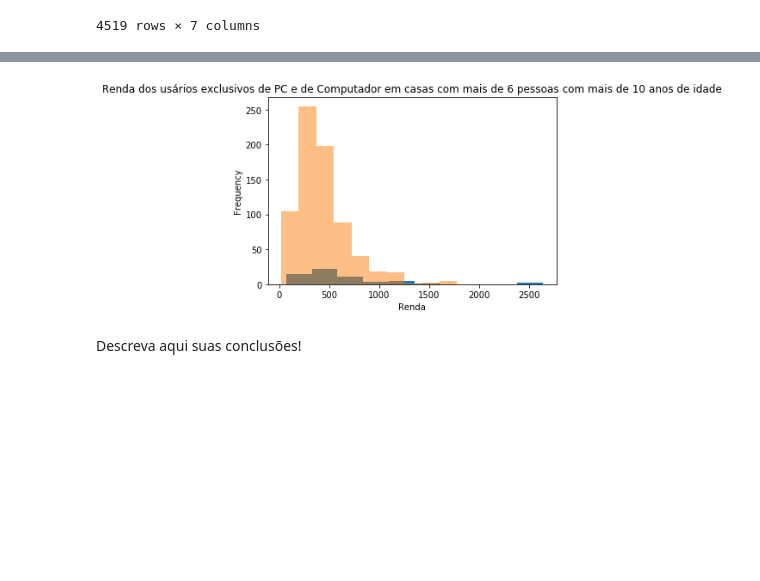
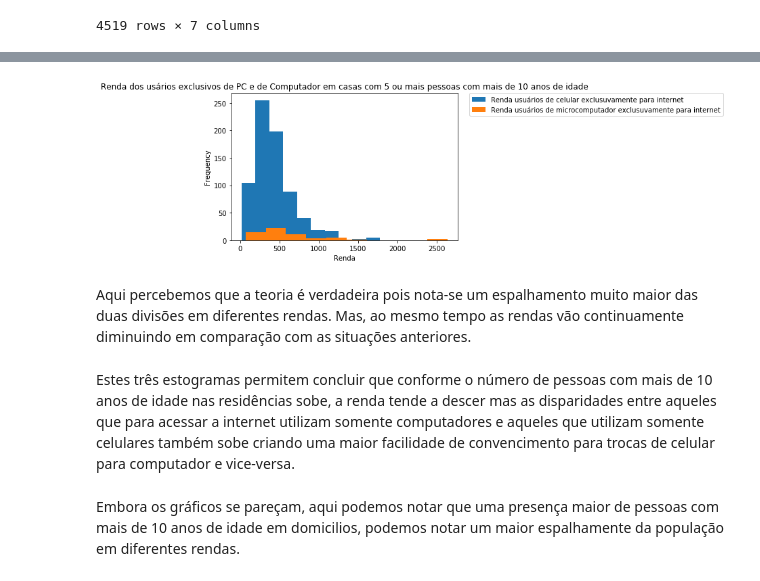
Before and after one commit to Veronur/CienciaDosDadosLuccadc, a Jupyter notebook: CienciaDosDadosLuccadc-master/dados/pj1/Projeto1 Layout.ipynb, the cells around one changed output, grey strips where cells are left out. Drawn from its saved outputs; the diff is of its cells as text; code cells hidden in the pictures; blank space fills up the shorter version.

```diff
--- a/CienciaDosDadosLuccadc-master/dados/pj1/Projeto1 Layout.ipynb
+++ b/CienciaDosDadosLuccadc-master/dados/pj1/Projeto1 Layout.ipynb
@@ -215,26 +209,23 @@ plt.show()
 # %%
-RendSoPc5=SoPc5['Rendimento mensal domiciliar per capita ']
-RendSoPc5.plot.hist()
-RendSoCel5=SoCel5['Rendimento mensal domiciliar per capita ']
-RendSoCel5.plot.hist(Alpha=0.5)
+RendSoCel5=SoCel6['Rendimento mensal domiciliar per capita ']
+RendSoCel5.plot.hist(label='Renda usuários de celular exclusuvamente para internet')
+
+RendSoPc5=SoPc6['Rendimento mensal domiciliar per capita ']
+RendSoPc5.plot.hist(label='Renda usuários de microcomputador exclusuvamente para internet')
+
 plt.xlabel('Renda')
 
-plt.title('Renda dos usários exclusivos de PC e de Computador em casas com mais de 6 pessoas com mais de 10 anos de idade')
+plt.title('Renda dos usários exclusivos de PC e de Computador em casas com 5 ou mais pessoas com mais de 10 anos de idade')
 
+plt.legend(handles=[Azul,Laranja])
+plt.legend(bbox_to_anchor=(1.05, 1), loc=2, borderaxespad=0.)
 
 plt.show()
+# %% [output]
+[figure, added]
-# %%
-RendSoPc6=SoPc6['Rendimento mensal domiciliar per capita ']
-RendSoPc6.plot.hist()
-RendSoCel6=SoCel6['Rendimento mensal domiciliar per capita ']
-RendSoCel6.plot.hist(Alpha=0.5)
-plt.xlabel('Renda')
-
-plt.title('Renda dos usários exclusivos de PC e de Computador em casas com mais de 6 pessoas com mais de 10 anos de idade')
-
-
-plt.show()
-# %% [output]
-[figure, removed]
-# %% [markdown]
-Descreva aqui suas conclusões!
+# %% [markdown]
+Aqui percebemos que a teoria é verdadeira pois nota-se um espalhamento muito maior das duas divisões em diferentes rendas. Mas, ao mesmo tempo as rendas vão continuamente diminuindo em comparação com as situações anteriores.
+# %% [markdown]
+Estes três estogramas permitem concluir que conforme o número de pessoas com mais de 10 anos de idade nas residências sobe, a renda tende a descer mas as disparidades entre aqueles que para acessar a internet utilizam somente computadores e aqueles que utilizam somente celulares também sobe criando uma maior facilidade de convencimento para trocas de celular para computador e vice-versa.
+# %% [markdown]
+Embora os gráficos se pareçam, aqui podemos notar que uma presença maior de pessoas com mais de 10 anos de idade em domicilios, podemos notar um maior espalhamente da população em diferentes rendas.
```
Also changed, not shown: parts of 39 cells of this notebook.
